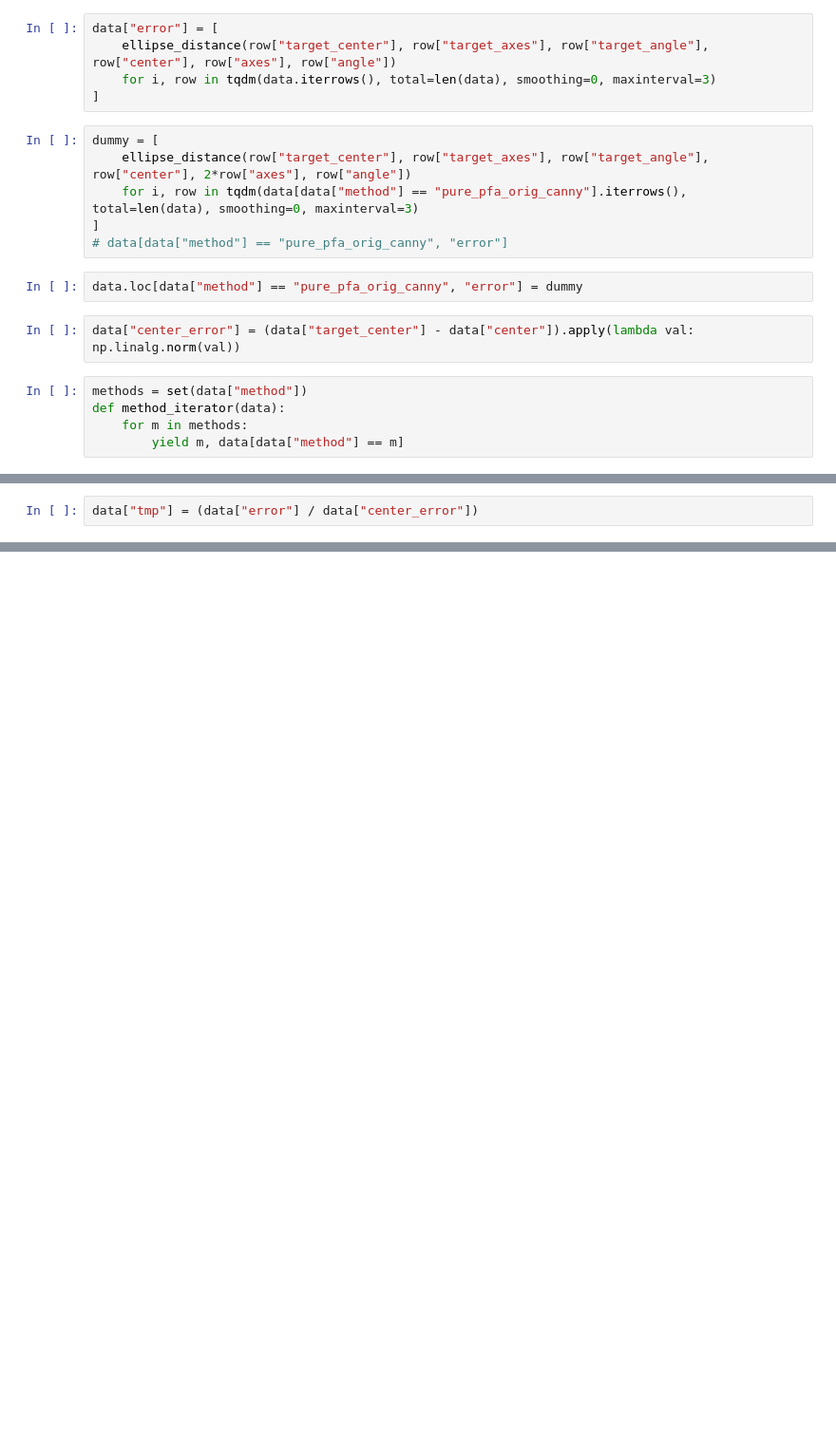
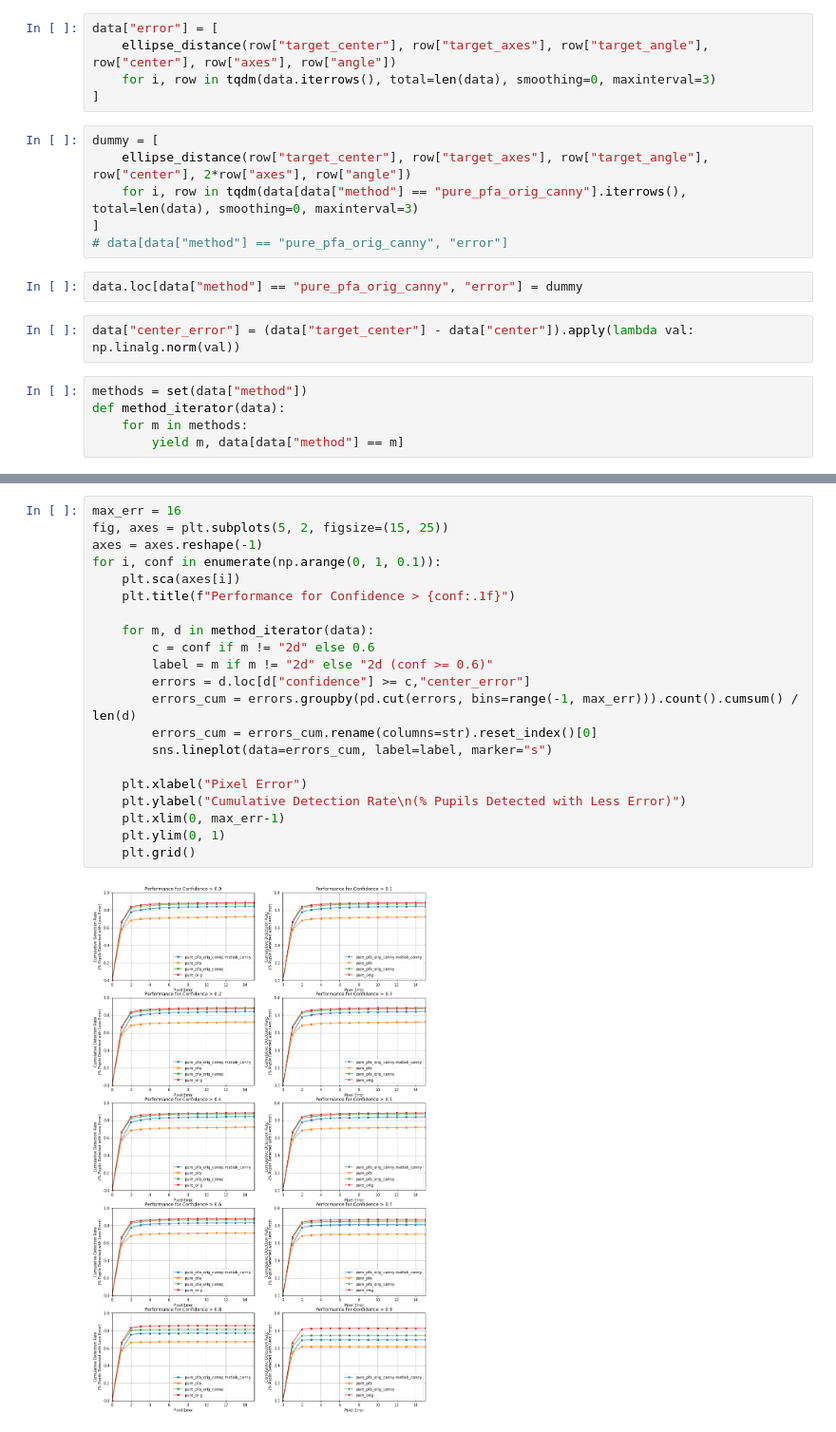
Before and after one commit to pupil-labs/PuRe-open, a Jupyter notebook: benchmark.ipynb, the cells around one changed output, grey strips where cells are left out. Shown at 95% size. Saved outputs shown, nothing was run; the diff lists cells and outputs as text; blank space fills up the shorter version.

```diff
--- a/benchmark.ipynb
+++ b/benchmark.ipynb
@@ -132,2 +133,0 @@ plt.savefig("Benchmark")
-# %%
-data["tmp"] = (data["error"] / data["center_error"])
@@ -149,0 +134,23 @@ data[data["method"] == "pure_pfa"]
+# %%
+max_err = 16
+fig, axes = plt.subplots(5, 2, figsize=(15, 25))
+axes = axes.reshape(-1)
+for i, conf in enumerate(np.arange(0, 1, 0.1)):
+    plt.sca(axes[i])
+    plt.title(f"Performance for Confidence > {conf:.1f}")
+
+    for m, d in method_iterator(data):
+        c = conf if m != "2d" else 0.6
+        label = m if m != "2d" else "2d (conf >= 0.6)"
+        errors = d.loc[d["confidence"] >= c,"center_error"]
+        errors_cum = errors.groupby(pd.cut(errors, bins=range(-1, max_err))).count().cumsum() / len(d)
+        errors_cum = errors_cum.rename(columns=str).reset_index()[0]
+        sns.lineplot(data=errors_cum, label=label, marker="s")
+
+    plt.xlabel("Pixel Error")
+    plt.ylabel("Cumulative Detection Rate\n(% Pupils Detected with Less Error)")
+    plt.xlim(0, max_err-1)
+    plt.ylim(0, 1)
+    plt.grid()
+# %% [output]
+[figure, added]
```
Also changed, not shown: parts of 7 cells of this notebook, 3 other files.
